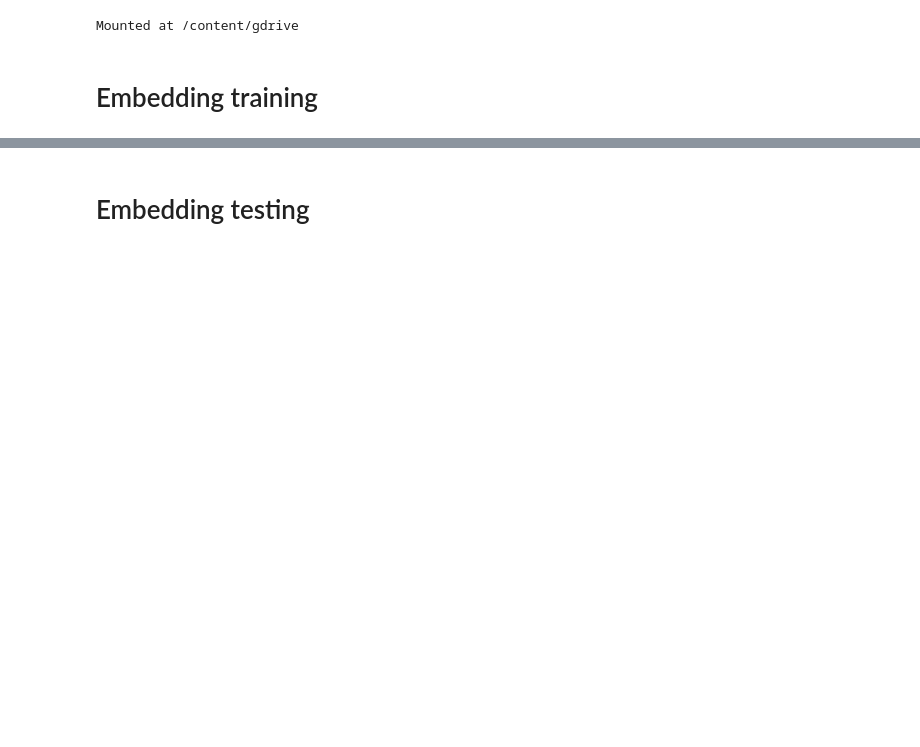
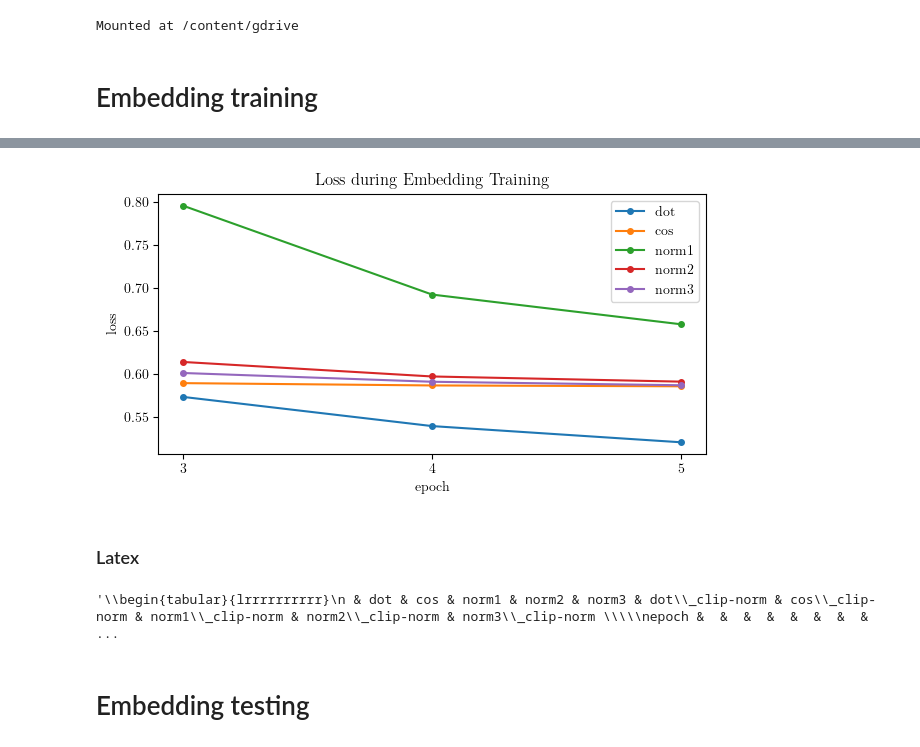
Before and after one commit to Burt360/word-embeddings, a Jupyter notebook: evaluate-results.ipynb, the cells around one changed output, grey strips where cells are left out. Saved outputs shown, nothing was run; the diff lists cells and outputs as text; code cells hidden in the pictures; blank space fills up the shorter version.

Commit message:
updated plots

```diff
--- a/evaluate-results.ipynb
+++ b/evaluate-results.ipynb
@@ -9,6 +20,21 @@ drive.mount('/content/gdrive')
 DRIVE_PATH = '/content/gdrive/MyDrive/School/LING581/final'
 # %% [output]
 Mounted at /content/gdrive
+# %%
+from matplotlib.backends.backend_pgf import FigureCanvasPgf
+matplotlib.backend_bases.register_backend('pdf', FigureCanvasPgf)
+
+matplotlib.rcParams.update({
+    "pgf.texsystem": "pdflatex",
+    'font.family': 'serif',
+    'text.usetex': True,
+    'pgf.rcfonts': False,
+})
+# %%
+WIDTH = 6.30045
+# Obtained following https://blog.timodenk.com/exporting-matplotlib-plots-to-latex/
+# \usepackage{layouts}
+# \printinunitsof{in}\prntlen{\textwidth}
 # %% [markdown]
 # Embedding training
 # %%
@@ -35,3 +50,37 @@ train_df.iloc[3:, :].plot()
+# %%
+fig, ax = plt.subplots(1, 1, sharey=True, figsize=(WIDTH, 3.5))
+
+# ax = axs[0]
+xlabels = np.arange(3, train_df.index[-1] + 1)
+models = ['dot', 'cos', 'norm1', 'norm2', 'norm3']
+train_df.loc[xlabels, models].plot(ax=ax, marker='o', markersize=4)
+ax.set_xticks(xlabels)
+ax.set_ylabel('loss')
+ax.set_title('Loss during Embedding Training')
+
+# The plots for clip-norm are almost identical to without clipping
+# ax = axs[1]
+# xlabels = np.arange(3, 5+1)
+# models = [model + '_clip-norm' for model in models]
+# train_df.loc[xlabels, models].plot(ax=ax, marker='o', markersize=4)
+# ax.set_xticks(xlabels)
+
+fig.tight_layout()
+fig.show()
+
+fig.savefig('embedding-training-loss.pgf')
+# %% [output]
+[figure, added]
+# %% [markdown]
+### Latex
+# %%
+s = train_df.style
+s.clear()
+s.format('{:.3f}')
+s.format_index(escape='latex', axis=1)
+s.to_latex()
+# %% [output]
+'\\begin{tabular}{lrrrrrrrrrr}\n & dot & cos & norm1 & norm2 & norm3 & dot\\_clip-norm & cos\\_clip-norm & norm1\\_clip-norm & norm2\\_clip-norm & norm3\\_clip-norm \\\\\nepoch &  &  &  &  &  &  &  &  ...
 # %% [markdown]
 # Embedding testing
 # %%
```
Also changed, not shown: parts of 12 cells of this notebook, 1 other file.
